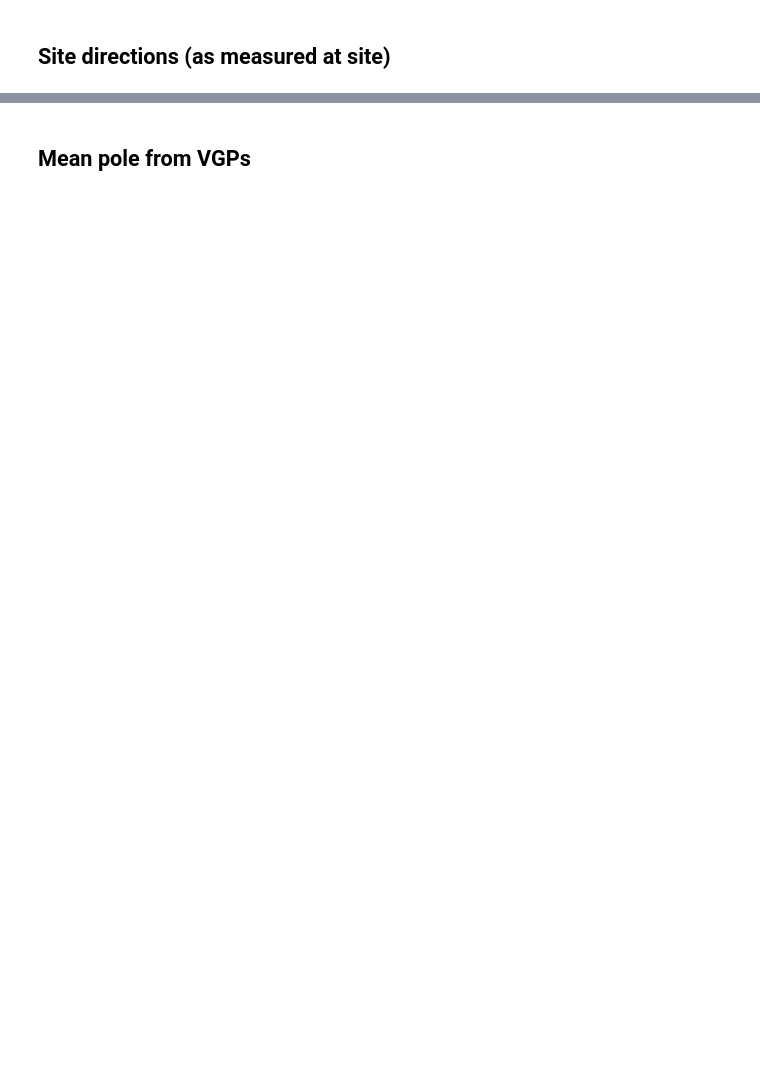
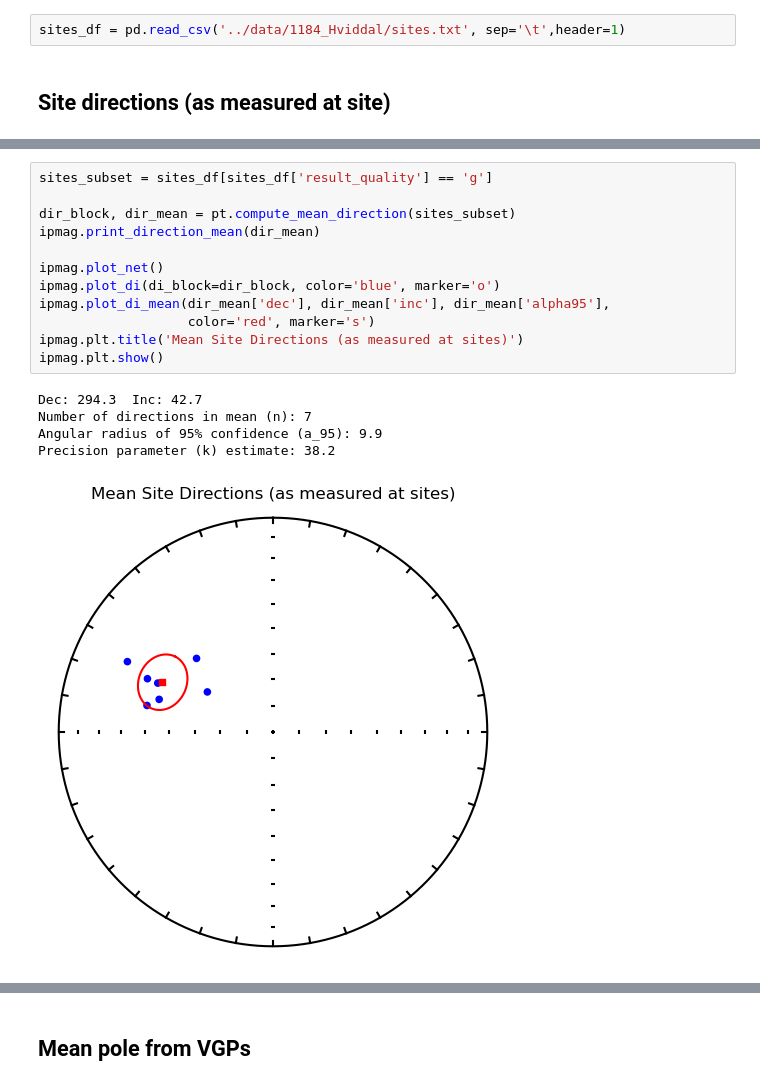
Before and after one commit to Swanson-Hysell-Group/2026_Laurentia_Precambrian_poles, a Jupyter notebook: pole_notebooks/1184_Hviddal.ipynb, the cells around one changed output, grey strips where cells are left out. Cells and saved outputs as stored; diff of their text form; blank space fills up the shorter version.

Commit message:
Update 1184_Hviddal.ipynb
updates from Sarah

```diff
--- a/pole_notebooks/1184_Hviddal.ipynb
+++ b/pole_notebooks/1184_Hviddal.ipynb
@@ -61,3 +85,5 @@ pt.plot_site_map(sites_df)
+# %%
+sites_df = pd.read_csv('../data/1184_Hviddal/sites.txt', sep='\t',header=1)
 # %% [markdown]
 ## Site directions (as measured at site)
 # %%
@@ -75,0 +104,18 @@ for row, site in sites_df.iterrows():
+# %%
+sites_subset = sites_df[sites_df['result_quality'] == 'g']
+
+dir_block, dir_mean = pt.compute_mean_direction(sites_subset)
+ipmag.print_direction_mean(dir_mean)
+
+ipmag.plot_net()
+ipmag.plot_di(di_block=dir_block, color='blue', marker='o')
+ipmag.plot_di_mean(dir_mean['dec'], dir_mean['inc'], dir_mean['alpha95'],
+                   color='red', marker='s')
+ipmag.plt.title('Mean Site Directions (as measured at sites)')
+ipmag.plt.show()
+# %% [output]
+Dec: 294.3  Inc: 42.7
+Number of directions in mean (n): 7
+Angular radius of 95% confidence (a_95): 9.9
+Precision parameter (k) estimate: 38.2
+[figure, added]
```
Also changed, not shown: parts of 24 cells of this notebook.
